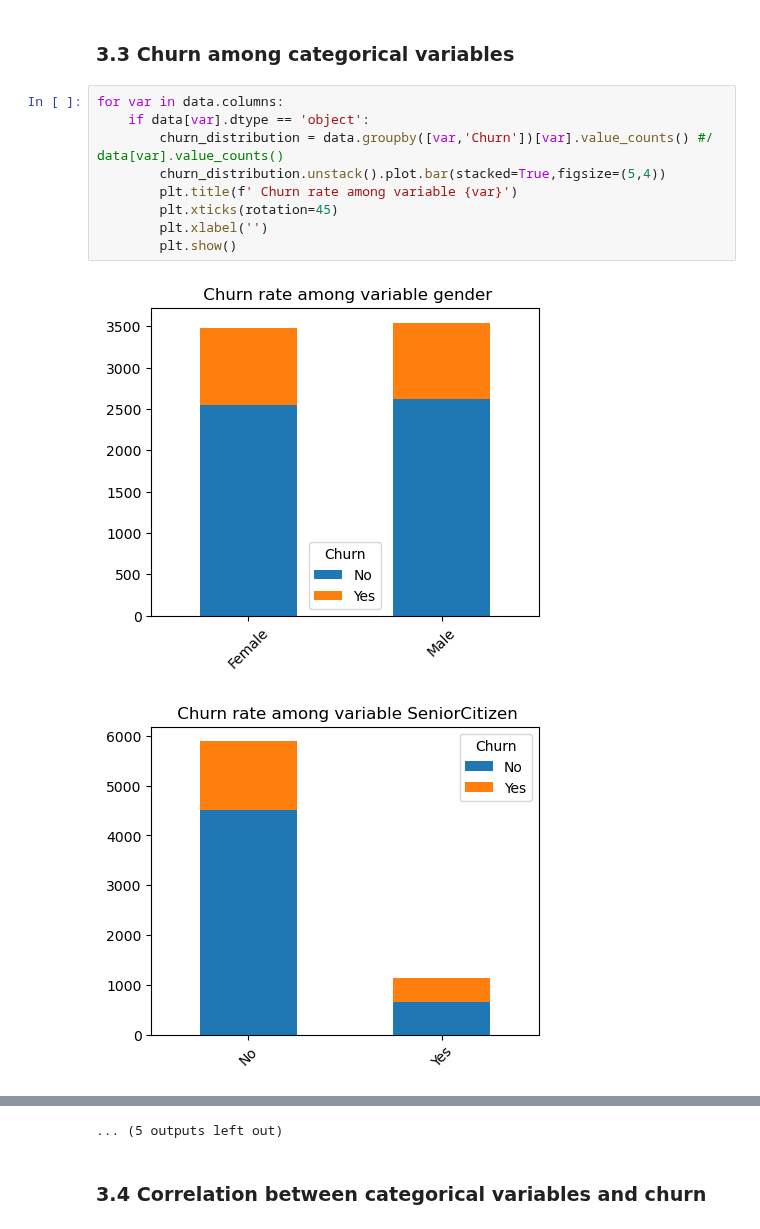
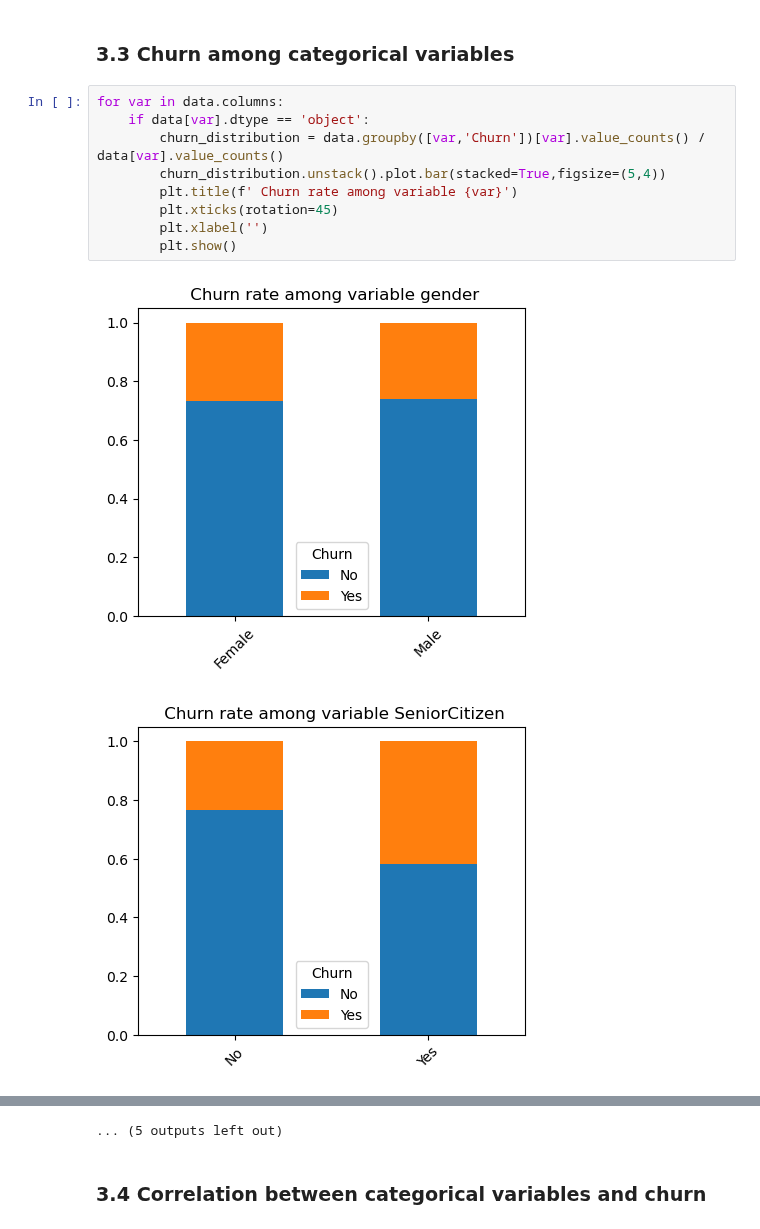
Before and after one commit to emsif84/churn_prediction, a Jupyter notebook: exploratory_data_analysis.ipynb, the cells around one changed output, grey strips where cells are left out. Saved outputs shown, nothing was run; the diff lists cells and outputs as text.

```diff
--- a/exploratory_data_analysis.ipynb
+++ b/exploratory_data_analysis.ipynb
@@ -302,12 +302,12 @@ two_year_churn_per_month 0.06
 # %%
 for var in data.columns:
     if data[var].dtype == 'object':
-        churn_distribution = data.groupby([var,'Churn'])[var].value_counts() #/ data[var].value_counts()
+        churn_distribution = data.groupby([var,'Churn'])[var].value_counts() / data[var].value_counts()
         churn_distribution.unstack().plot.bar(stacked=True,figsize=(5,4))
         plt.title(f' Churn rate among variable {var}')
         plt.xticks(rotation=45)
         plt.xlabel('')
         plt.show()
 # %% [output]
-[figure, old version]
+[figure, new version]
-[figure, old version]
+[figure, new version]
```
Also changed, not shown: parts of 1 cell of this notebook.
